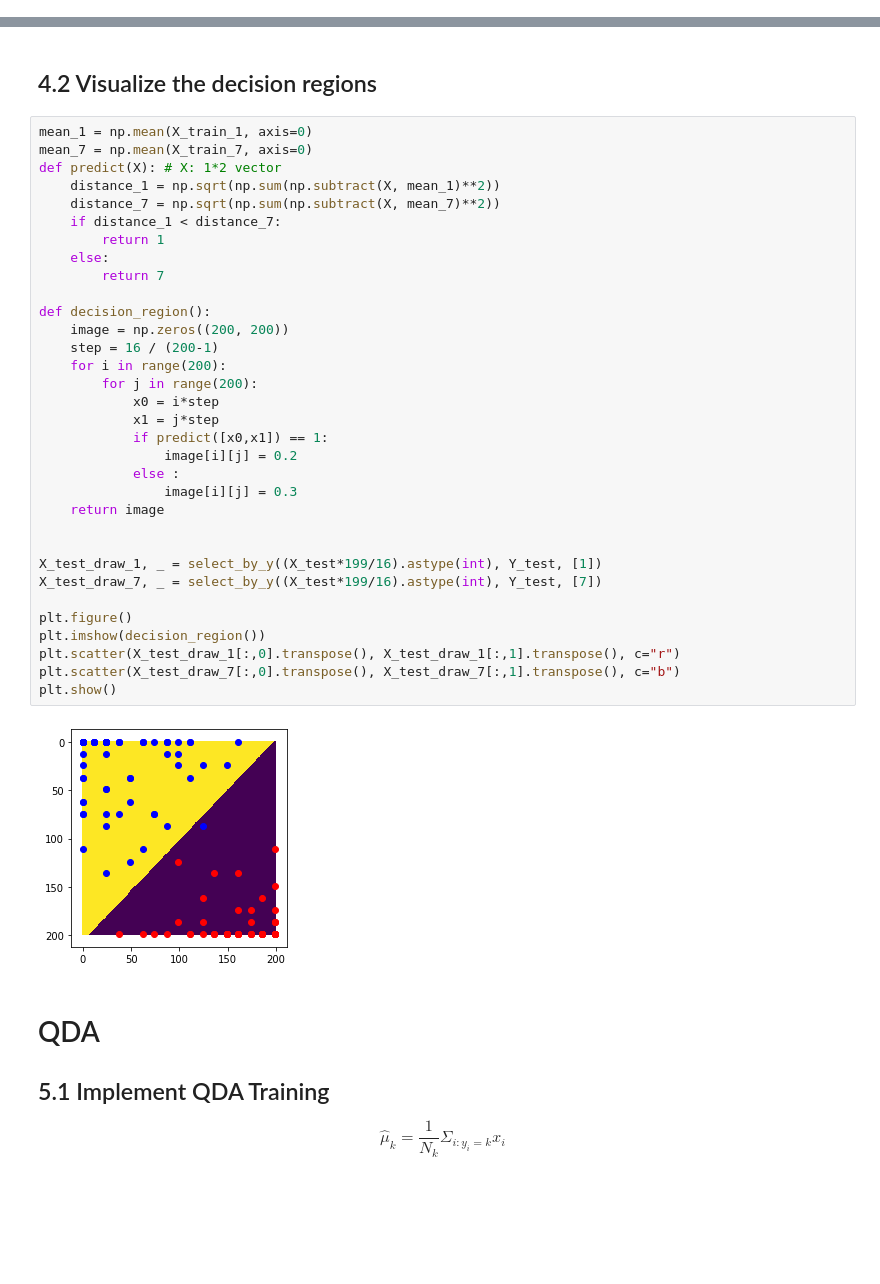
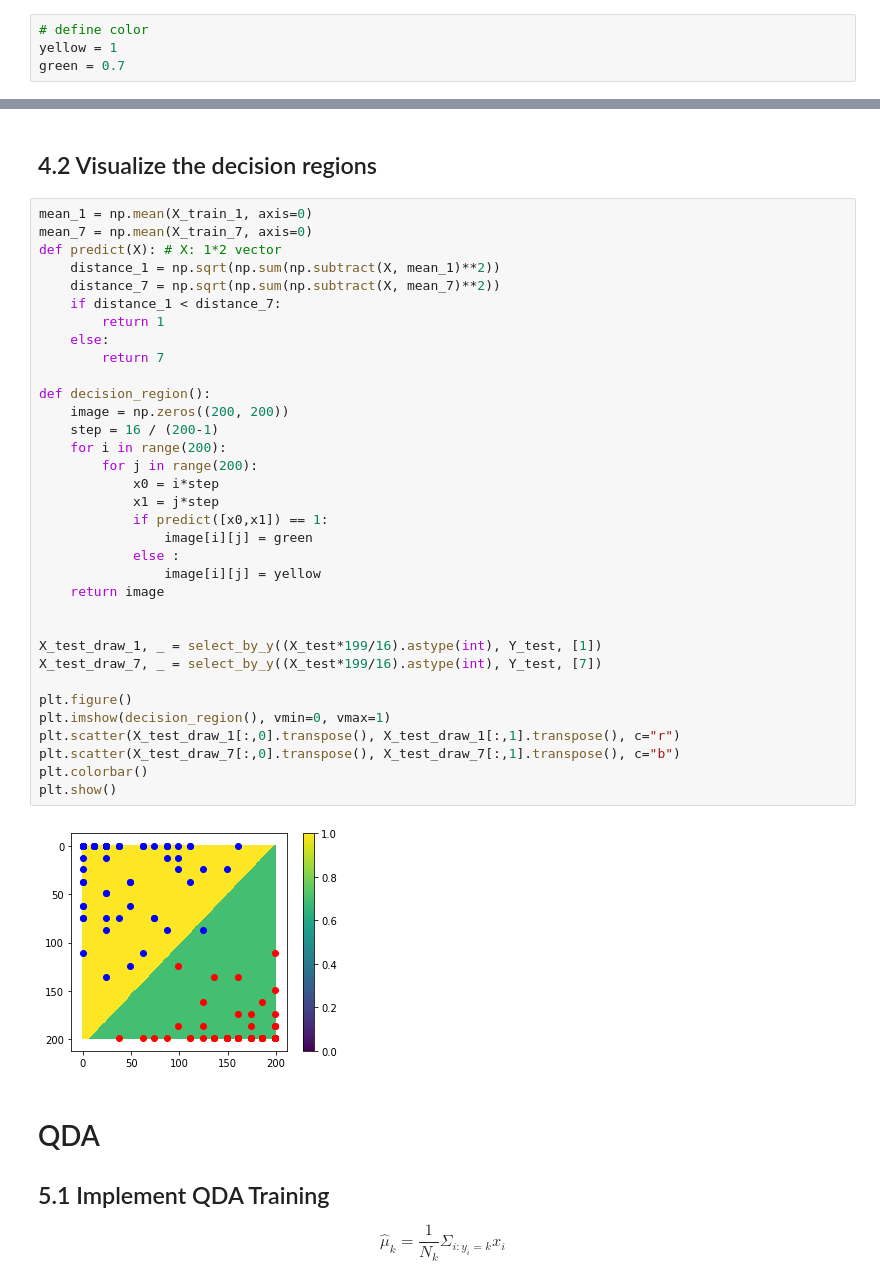
Before and after one commit to gitdxj/QDA-and-LDA, a Jupyter notebook: solution.ipynb, the cells around one changed output, grey strips where cells are left out. Cells and saved outputs as stored; diff of their text form; blank space fills up the shorter version.

Commit message:
visualization

```diff
--- a/solution.ipynb
+++ b/solution.ipynb
@@ -16,6 +16,10 @@ dict_keys(['data', 'target', 'target_names', 'images', 'DESCR'])
 <class 'numpy.ndarray'>
 <class 'numpy.ndarray'>
 (1797, 8, 8)
+# %%
+# define color
+yellow = 1
+green = 0.7
 # %% [markdown]
 # 3. Data Preparation
 # %%
@@ -146,37 +150,38 @@ print(cal_err(Y_test, Y_pred))
 mean_1 = np.mean(X_train_1, axis=0)
 mean_7 = np.mean(X_train_7, axis=0)
 def predict(X): # X: 1*2 vector
     distance_1 = np.sqrt(np.sum(np.subtract(X, mean_1)**2))
     distance_7 = np.sqrt(np.sum(np.subtract(X, mean_7)**2))
     if distance_1 < distance_7:
         return 1
     else:
         return 7
 
 def decision_region():
     image = np.zeros((200, 200))
     step = 16 / (200-1)
     for i in range(200):
         for j in range(200):
             x0 = i*step
             x1 = j*step
             if predict([x0,x1]) == 1:
-                image[i][j] = 0.2
+                image[i][j] = green
             else :
-                image[i][j] = 0.3
+                image[i][j] = yellow
     return image
 
 
 X_test_draw_1, _ = select_by_y((X_test*199/16).astype(int), Y_test, [1])
 X_test_draw_7, _ = select_by_y((X_test*199/16).astype(int), Y_test, [7])
 
 plt.figure()
-plt.imshow(decision_region())
+plt.imshow(decision_region(), vmin=0, vmax=1)
 plt.scatter(X_test_draw_1[:,0].transpose(), X_test_draw_1[:,1].transpose(), c="r")
 plt.scatter(X_test_draw_7[:,0].transpose(), X_test_draw_7[:,1].transpose(), c="b")
+plt.colorbar()
 plt.show()
 # %% [output]
-[figure, old version]
+[figure, new version]
 # %% [markdown]
 # QDA
 ## 5.1 Implement QDA Training
```
Also changed, not shown: parts of 11 cells of this notebook.
